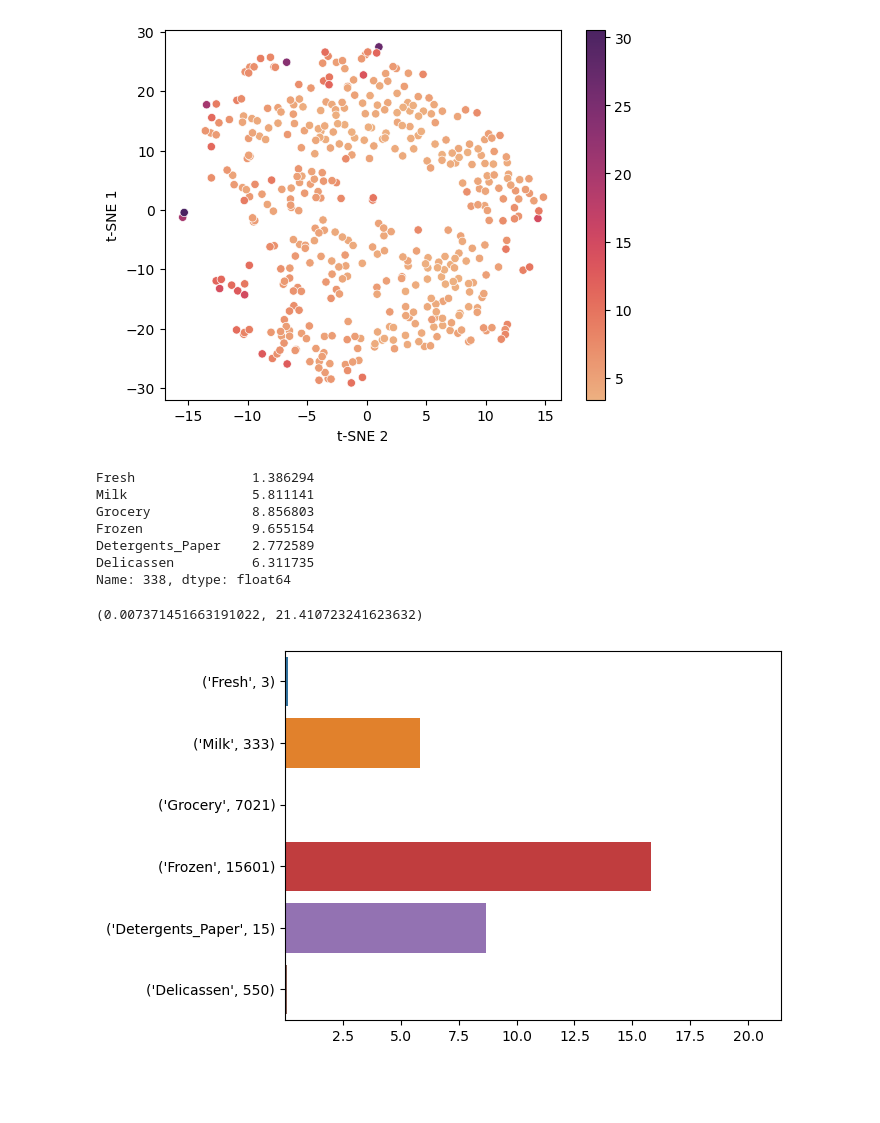
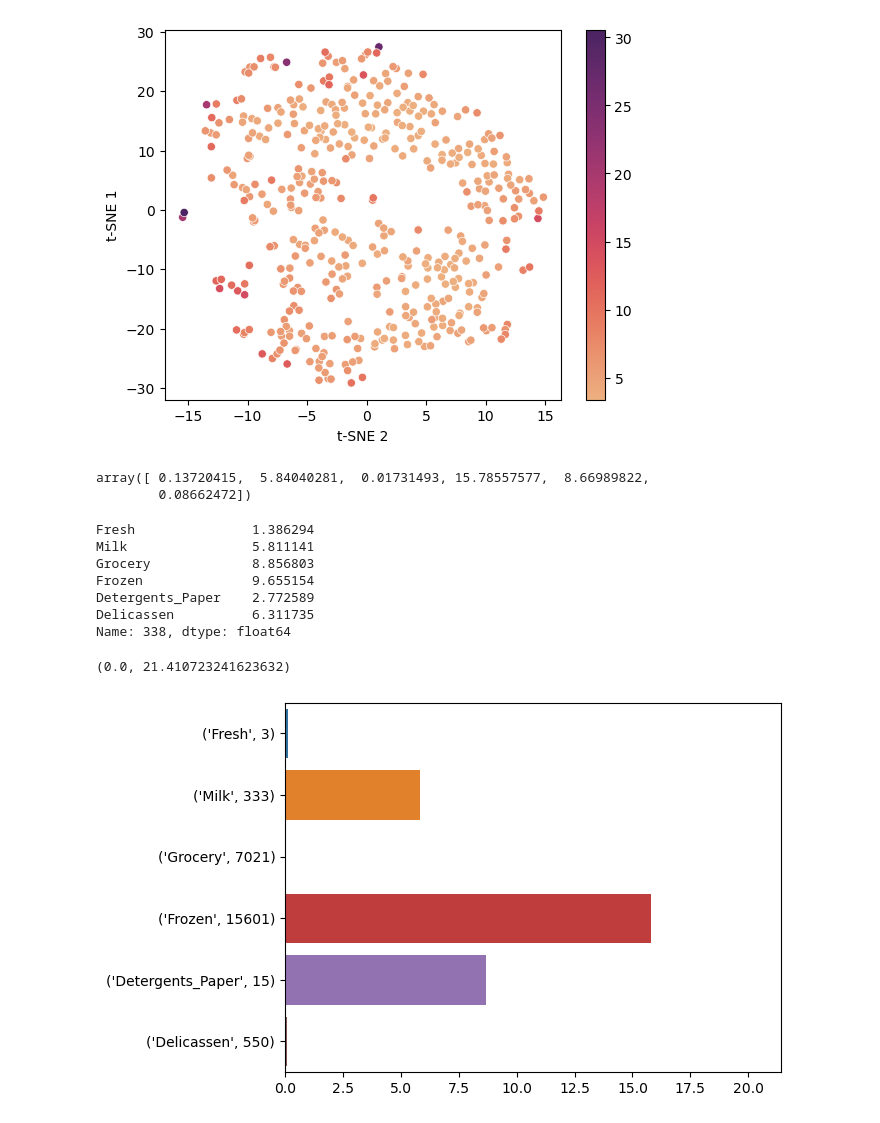
Before and after one commit to jascha-je/LabML4DS, a Jupyter notebook: p1/p1_jascha_test.ipynb, the cells around one changed output. Saved outputs shown, nothing was run; the diff lists cells and outputs as text; code cells hidden in the pictures; blank space fills up the shorter version.

```diff
--- a/p1/p1_jascha_test.ipynb
+++ b/p1/p1_jascha_test.ipynb
@@ -393,7 +393,7 @@ gamma = 1
 # Calculate anomaly scores
 nbrs = NearestNeighbors(n_neighbors=len(df), algorithm="ball_tree").fit(df)
 distances, _ = nbrs.kneighbors(df)
-yj = np.apply_along_axis(softmin, 1, np.square(distances[:, 1:]), gamma)
+yj = np.apply_along_axis(softmin_og, 1, np.square(distances[:, 1:]), gamma)
 
 
 # Layer-wise Relevance Propagation
@@ -442,18 +442,23 @@ ax.set_xlabel("t-SNE 2")
 # %% [output]
 Text(0.5, 0, 't-SNE 2')
 [figure]
+# %%
+Rji[338]
+# %% [output]
+array([ 0.13720415,  5.84040281,  0.01731493, 15.78557577,  8.66989822,
+        0.08662472])
 # %%
 instance = 338
 display(df.iloc[instance])
 g = sns.barplot(x=Rji[instance], y=list(map(str, list(zip(df_og.iloc[instance].index, df_og.iloc[instance].values)))))
-g.set_xlim(np.min(Rji),np.max(Rji))
+g.set_xlim(0,np.max(Rji))
 # %% [output]
 Fresh               1.386294
 Milk                5.811141
 Grocery             8.856803
 Frozen              9.655154
 Detergents_Paper    2.772589
 Delicassen          6.311735
 Name: 338, dtype: float64
-(0.007371451663191022, 21.410723241623632)
+(0.0, 21.410723241623632)
-[figure, old version]
+[figure, new version]
```
